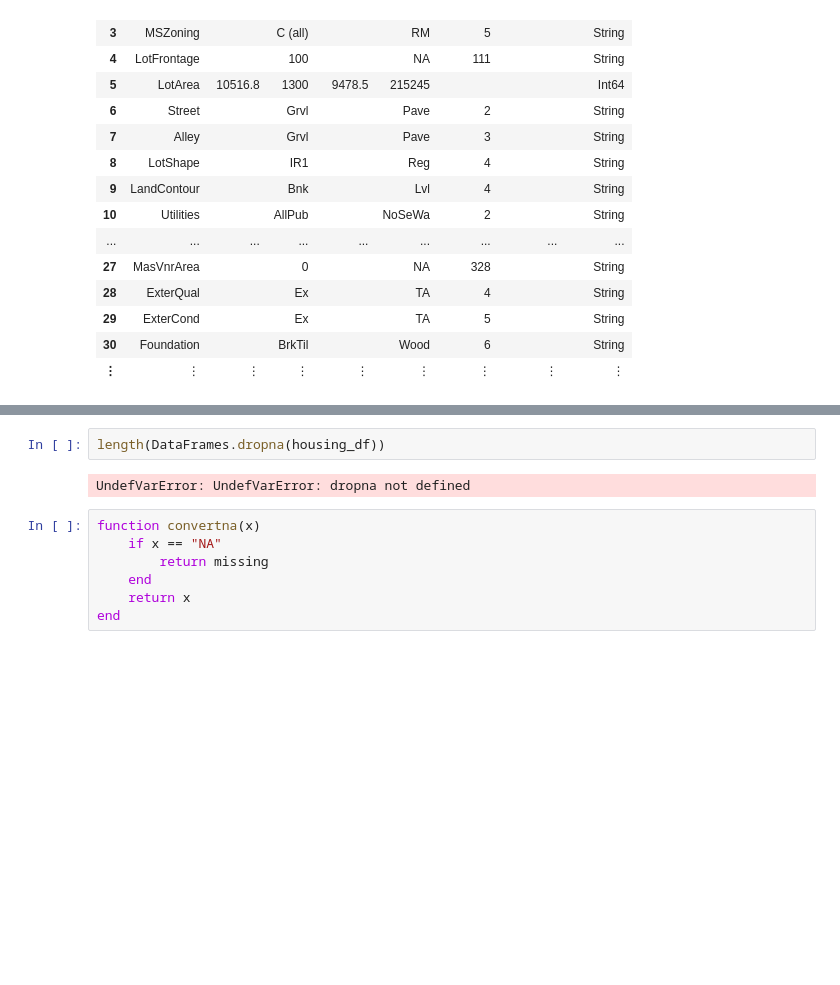
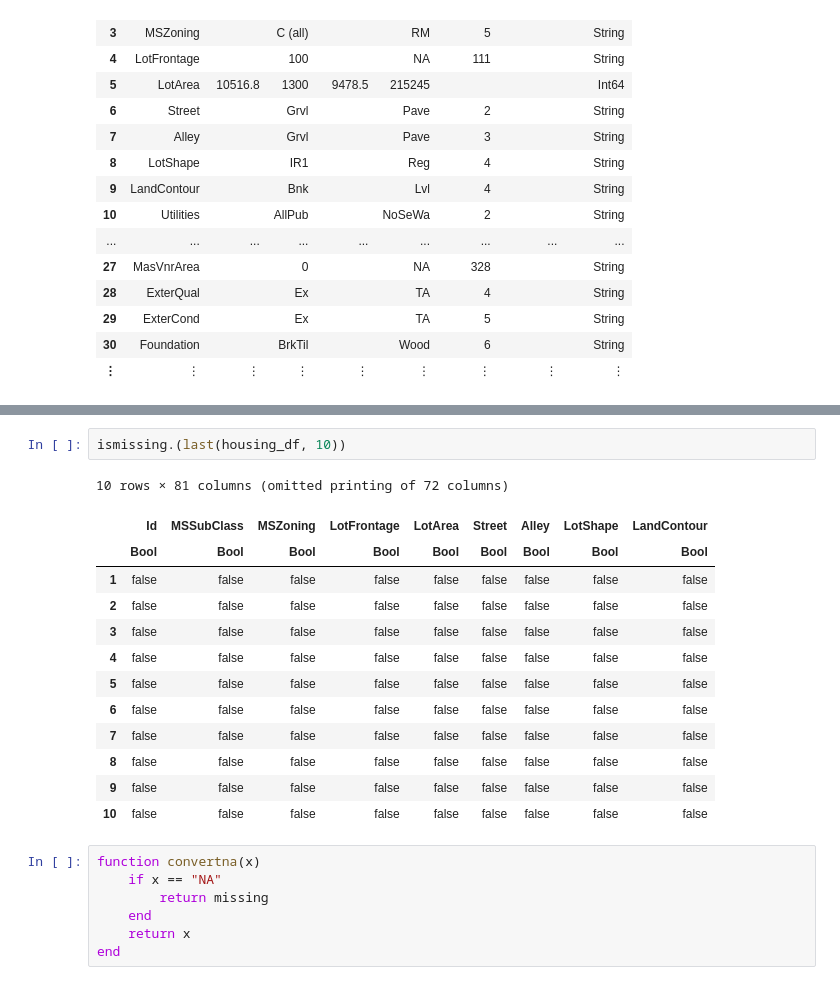
Before and after one commit to Fredo-XVII/Julia, a Jupyter notebook: Julia_Tutorial_PCA.ipynb, the cells around one changed output, grey strips where cells are left out. Saved outputs shown, nothing was run; the diff lists cells and outputs as text; blank space fills up the shorter version.

```diff
--- a/Julia_Tutorial_PCA.ipynb
+++ b/Julia_Tutorial_PCA.ipynb
@@ -87,9 +85,21 @@ length(completecases(housing))
 # %% [output]
 1460
-# %%
-length(DataFrames.dropna(housing_df))
-# %% [output]
-UndefVarError: UndefVarError: dropna not defined
+# %%
+ismissing.(last(housing_df, 10))
+# %% [output]
+10 rows × 81 columns (omitted printing of 72 columns)
+|  | Id | MSSubClass | MSZoning | LotFrontage | LotArea | Street | Alley | LotShape | LandContour |
+|  | Bool | Bool | Bool | Bool | Bool | Bool | Bool | Bool | Bool |
+| 1 | false | false | false | false | false | false | false | false | false |
+| 2 | false | false | false | false | false | false | false | false | false |
+| 3 | false | false | false | false | false | false | false | false | false |
+| 4 | false | false | false | false | false | false | false | false | false |
+| 5 | false | false | false | false | false | false | false | false | false |
+| 6 | false | false | false | false | false | false | false | false | false |
+| 7 | false | false | false | false | false | false | false | false | false |
+| 8 | false | false | false | false | false | false | false | false | false |
+| 9 | false | false | false | false | false | false | false | false | false |
+| 10 | false | false | false | false | false | false | false | false | false |
 # %%
 function convertna(x)
     if x == "NA"
```
Also changed, not shown: parts of 2 cells of this notebook.
